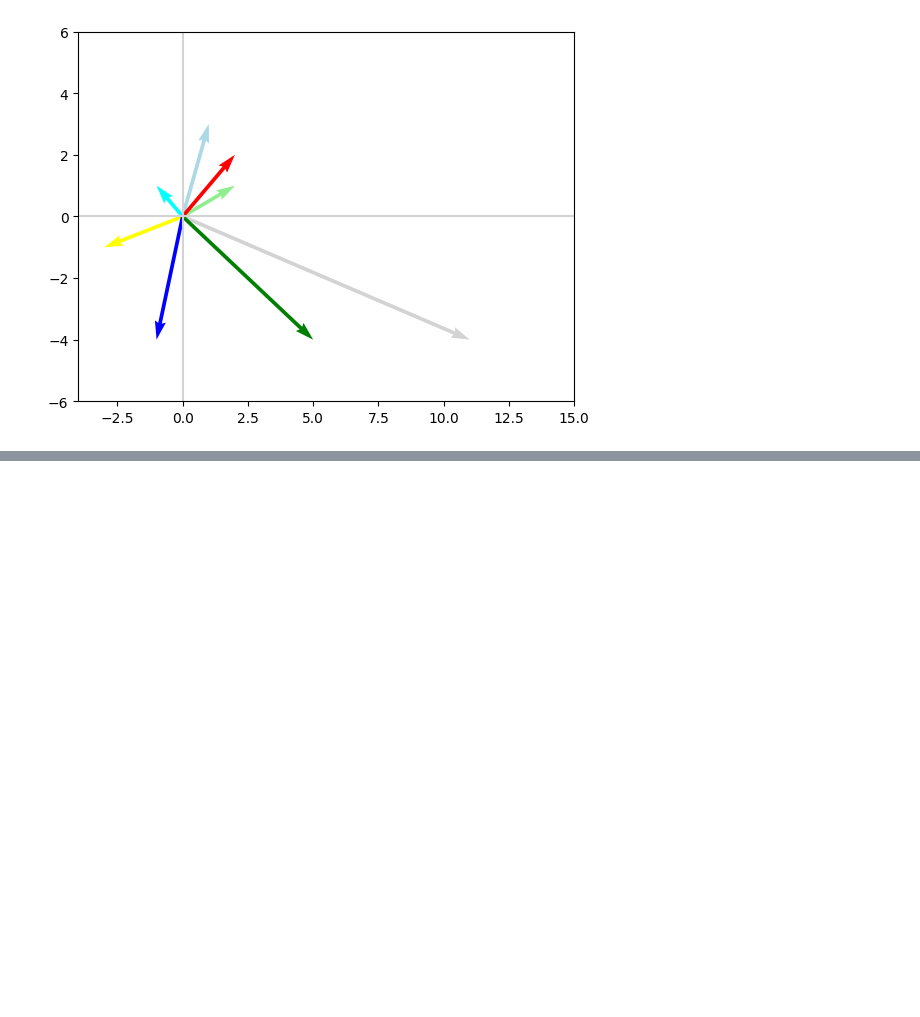
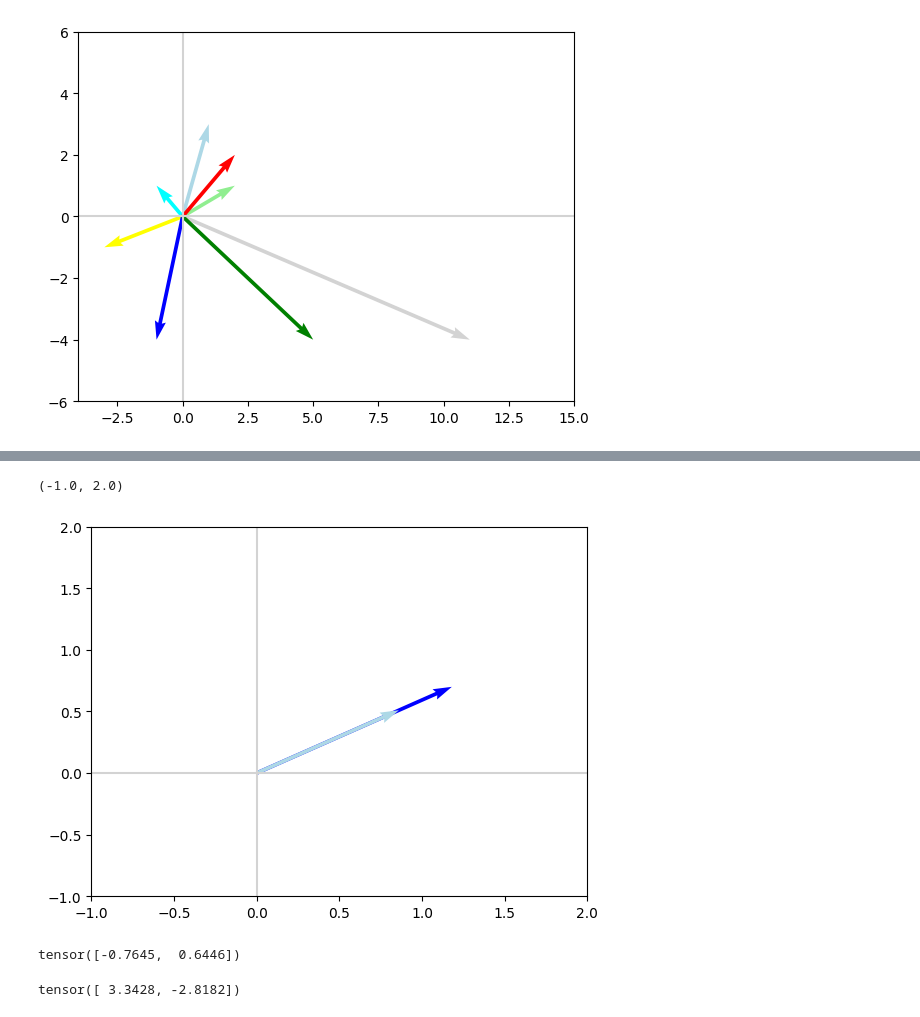
Before and after one commit to fakhar-iqbal/Machine_Learning_Fundamentals, a Jupyter notebook: LinearAlgebra_II.ipynb, the cells around one changed output, grey strips where cells are left out. Cells and saved outputs as stored; diff of their text form; code cells hidden in the pictures; blank space fills up the shorter version.

```diff
--- a/LinearAlgebra_II.ipynb
+++ b/LinearAlgebra_II.ipynb
@@ -193,0 +278,4 @@ plt.ylim(-6,6)
+# %%
+L,V = torch.linalg.eig(A_pt)
+Lr = L.real
+Vr = V.real
@@ -193,0 +292,17 @@ plt.ylim(-6,6)
+# %%
+plot_vectors([A_ptv,v_p],['blue','lightblue'])
+plt.xlim(-1,2)
+plt.ylim(-1,2)
+# %% [output]
+(-1.0, 2.0)
+[figure, added]
+# %%
+v_p2 = Vr[:,1]
+v_p2
+# %% [output]
+tensor([-0.7645,  0.6446])
+# %%
+A_vp2 = torch.matmul(A_pt,v_p2)
+A_vp2
+# %% [output]
+tensor([ 3.3428, -2.8182])
```
Also changed, not shown: parts of 22 cells of this notebook.
